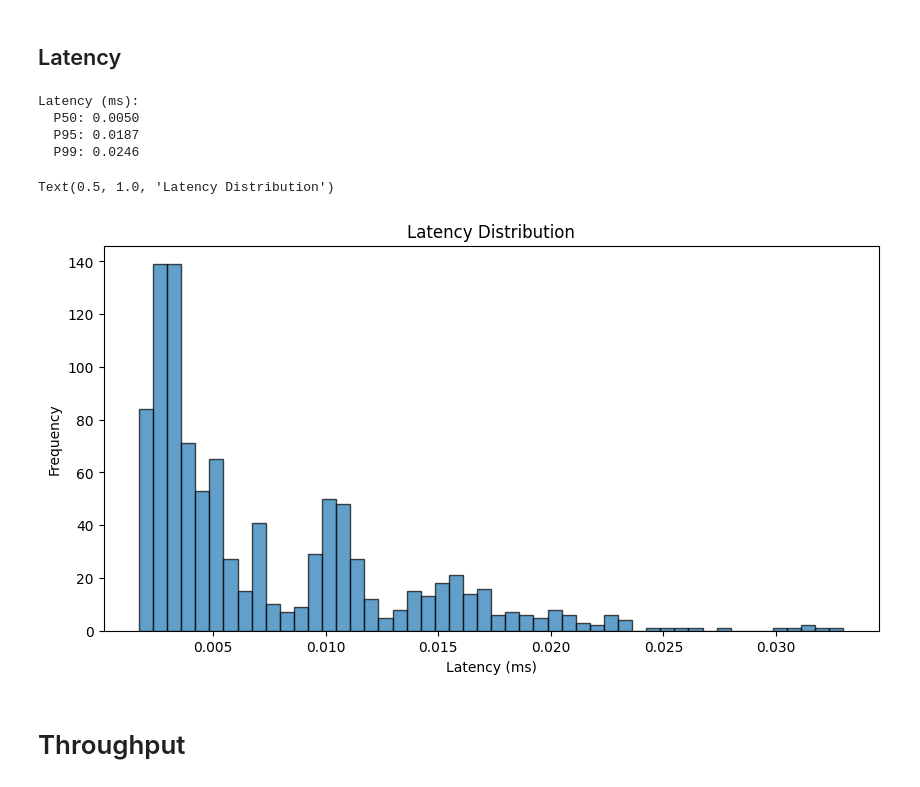
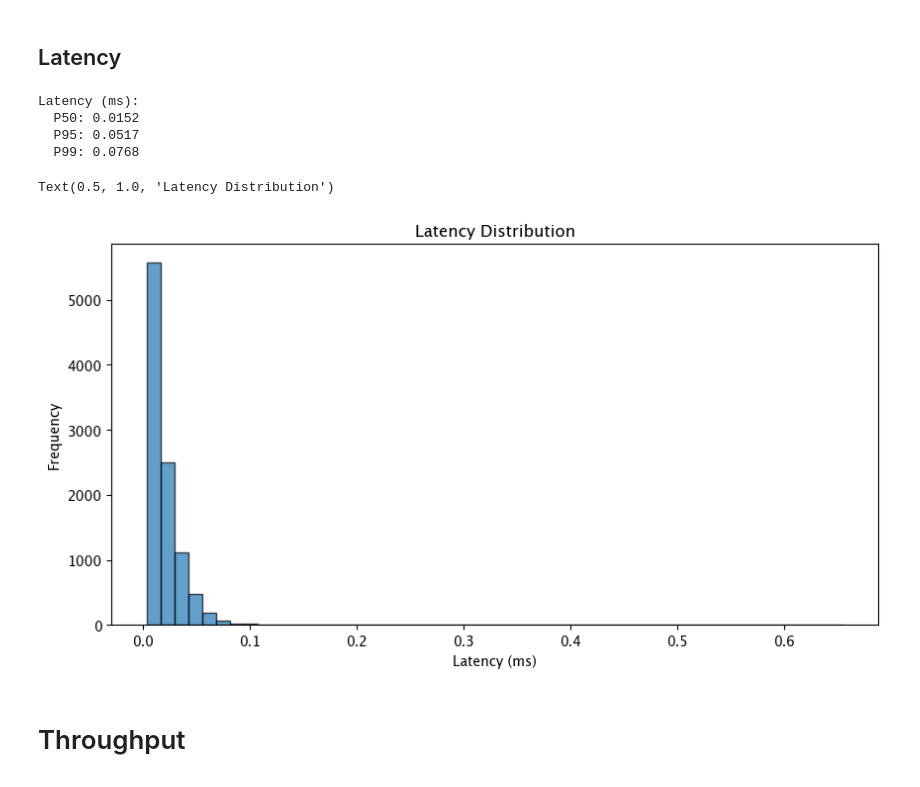
Before and after one commit to RobWang25/lobx, a Jupyter notebook: benchmarks.ipynb, the cells around one changed output. Saved outputs shown, nothing was run; the diff lists cells and outputs as text; code cells hidden in the pictures.

Commit message:
playing around with randomness, looks like previous benchmarks were an outlier

```diff
--- a/benchmarks.ipynb
+++ b/benchmarks.ipynb
@@ -14,8 +14,8 @@ from lobx.engine import TradingEngine
 # %% [markdown]
 ## Latency
 # %%
-def measure_latency(num_orders=1000):
-    random.seed(42)
+def measure_latency(num_orders=10000):
+    random.seed(12345)
     engine = TradingEngine(enable_logging=False)
     latencies = []
 
@@ -24,37 +24,37 @@ def measure_latency(num_orders=1000):
             order_id=generate_order_id(),
             user_id=f"user{i % 10}",
             symbol="AAPL",
             side=random.choice([Side.BUY, Side.SELL]),
             price=Decimal(str(random.uniform(95.0, 105.0))).quantize(Decimal("0.01")),
             quantity=random.randint(1, 100),
             timestamp=datetime.now()
         )
 
         start = time.perf_counter()
         engine.submit_order(order)
         latencies.append((time.perf_counter() - start) * 1000)
 
     return np.array(latencies)
 
 latencies = measure_latency()
 
 print(f"Latency (ms):")
 print(f"  P50: {np.percentile(latencies, 50):.4f}")
 print(f"  P95: {np.percentile(latencies, 95):.4f}")
 print(f"  P99: {np.percentile(latencies, 99):.4f}")
 
 plt.figure(figsize=(10, 5))
 plt.hist(latencies, bins=50, edgecolor='black', alpha=0.7)
 plt.xlabel('Latency (ms)')
 plt.ylabel('Frequency')
 plt.title('Latency Distribution')
 # %% [output]
 Latency (ms):
-  P50: 0.0050
-  P95: 0.0187
-  P99: 0.0246
+  P50: 0.0152
+  P95: 0.0517
+  P99: 0.0768
 Text(0.5, 1.0, 'Latency Distribution')
-[figure, old version]
+[figure, new version]
 # %% [markdown]
 # Throughput
 # %%
```
Also changed, not shown: parts of 2 cells of this notebook, 1 other file.
